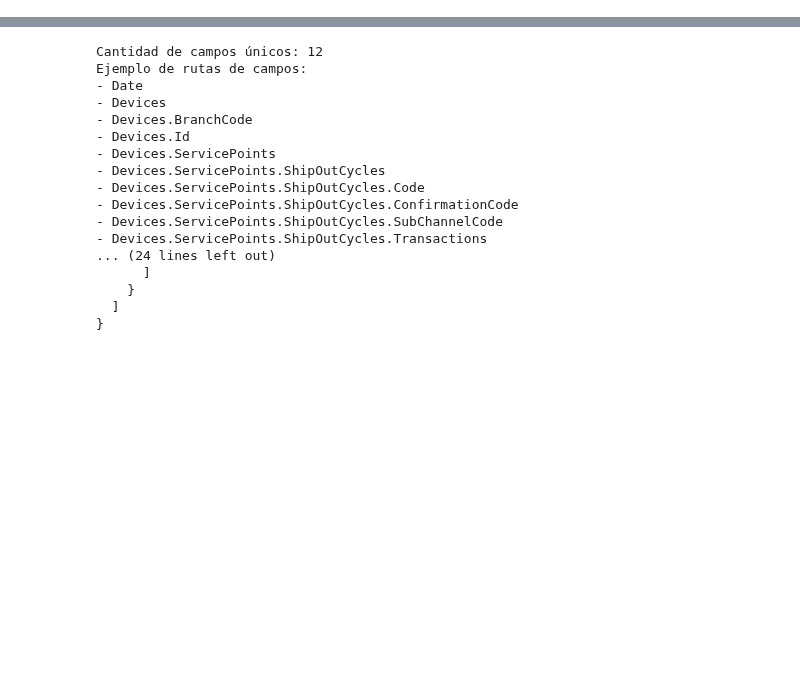
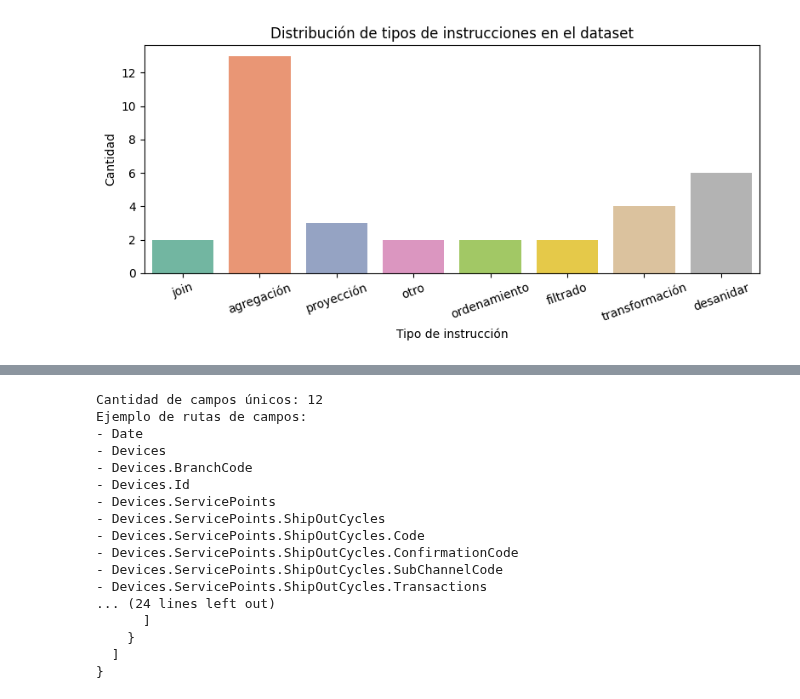
Before and after one commit to AnthonyPortillaCano/DemoSprint1AgenteQueriesProsegur, a Jupyter notebook: notebooks/EDA_Semana3.ipynb, the cells around one changed output, grey strips where cells are left out. Cells and saved outputs as stored; diff of their text form; code cells hidden in the pictures; blank space fills up the shorter version.

```diff
--- a/notebooks/EDA_Semana3.ipynb
+++ b/notebooks/EDA_Semana3.ipynb
@@ -0,0 +91,95 @@
+# %%
+# Visualización básica del dataset y cobertura de instrucciones
+import json
+import pandas as pd
+import matplotlib.pyplot as plt
+import seaborn as sns
+
+# Cargar datos de ejemplo
+with open('../datasets/transactions_collection.json', encoding='utf-8') as f:
+    data = json.load(f)
+df = pd.json_normalize(data['sample_documents'])
+
+# Visualizar cantidad de registros y campos únicos
+print(f'Total de registros: {len(df)}')
+print(f'Campos únicos: {len(df.columns)}')
+print('Ejemplo de documento:')
+print(df.iloc[0])
+
+# Visualización de la distribución de tipos de instrucciones
+instrucciones = [
+    "une la colección empleados con la colección departamentos usando el campo departamento_id proyecta los campos nombre, apellido, departamentos_info, departamento_nombre",
+    "filtra registros cuyo Total sea mayor a 3000",
+    "muestra los nombres y apellidos de los empleados del departamento de ventas",
+    "cuenta cuántos empleados hay en cada departamento",
+    "ordena los empleados por fecha de ingreso descendente",
+    "busca empleados cuyo nombre comience con 'A'",
+    "filtra transacciones realizadas entre 2023-01-01 y 2023-01-31",
+    "muestra los 5 productos más vendidos",
+    "agrega la suma total de ventas por mes",
+    "une la colección ventas con clientes usando cliente_id y proyecta nombre_cliente y total_venta",
+    "filtra clientes que no hayan realizado compras en el penultimo año",
+    "une la colección empleados con la colección departamentos usando el campo departamento_id",
+    "crear campo dateMascara que convierta el campo Date a formato %Y%m%d usando los primeros 19 caracteres",
+    "crear campo reg que concatene: '1', '002', el campo Date convertido a formato %Y%m%d%H%M%S usando los primeros 19 caracteres, '00', '01', un espacio, un salto de línea, otro salto de línea",
+    "desanidar Devices",
+    "desanidar Devices.ServicePoints",
+    "desanidar Devices.ServicePoints.ShipOutCycles",
+    "desanidar Devices.ServicePoints.ShipOutCycles.Transactions",
+    "agrupar por date, deviceId, branchCode, subChannelCode, shipOutCode, currencyCode, confirmationCode y sumar el total de Devices.ServicePoints.ShipOutCycles.Transactions.Total",
+    "proyectar los caracteres de la posición 2 en adelante del deviceId",
+    "crear campo confirmationCode que sea _id.confirmationCode o ' ' si es nulo",
+    "crear campo totalParteEntera que sea el primer elemento del split del total por punto",
+    "crear campo totalParteDecimal que sea el segundo elemento del split del total por punto o '00' si es nulo",
+    "crear campo reg que sea la concatenación de '5', la condición de moneda, la fecha, '00', el deviceId con padding, el shipOutCode con padding, la condición de sucursal, el monto con padding y el código de confirmación con padding",
+    "ordenar por deviceId y shipOutCode y subChannelCode y currencyCode",
+    "desanidar Devices.ServicePoints.ShipOutCycles con preserveNullAndEmptyArrays",
+    "desanidar Devices.ServicePoints.ShipOutCycles.Transactions con preserveNullAndEmptyArrays",
+    "agrupar por deviceId, branchCode, subChannelCode, shipOutCode, currencyCode y sumar el total de Devices.ServicePoints.ShipOutCycles.Transactions.Total en soles y en dólares según el código de moneda",
+    "luego agrupa todo y suma totalSoles y totalDolares, y cuenta total de registros en soles y en dólares según el código de moneda",
+    "crear campo totalParteEnteraSoles que sea el primer elemento del split de totalSoles por punto",
+    "crear campo totalParteDecimalSoles que sea el segundo elemento del split de totalSoles por punto o '00' si es nulo",
+    "crear campo totalParteEnteraDolares que sea el primer elemento del split de totalDolares por punto",
+    "crear campo totalParteDecimalDolares que sea el segundo elemento del split de totalDolares por punto o '00' si es nulo",
+    "crear campo reg que concatene: '9', el total de registros con padding, el total de registros en soles con padding, el total de registros en dólares con padding, el monto en soles con padding, el monto en dólares con padding, un salto de línea, otro salto de línea"
+ ]
+
+import re
+def clasificar_instruccion(instr):
+    instr = instr.lower()
+    if re.search(r'suma|total|sumar|adicionar', instr):
+        return 'agregación'
+    elif re.search(r'filtra|filtro|donde|where', instr):
+        return 'filtrado'
+    elif re.search(r'une|join|unir|fusionar', instr):
+        return 'join'
+    elif re.search(r'promedio|media|avg', instr):
+        return 'agregación'
+    elif re.search(r'ordena|sort|ordenar', instr):
+        return 'ordenamiento'
+    elif re.search(r'muestra|proyecta|selecciona|mostrar', instr):
+        return 'proyección'
+    elif re.search(r'desanidar|expandir|unwind', instr):
+        return 'desanidar'
+    elif re.search(r'crear campo|concatena|split|padding', instr):
+        return 'transformación'
+    elif re.search(r'agrupar|group by|agrupar por', instr):
+        return 'agregación'
+    else:
+        return 'otro'
+
+clases = [clasificar_instruccion(i) for i in instrucciones]
+df_instr = pd.DataFrame({'instruccion': instrucciones, 'clase': clases})
+
+plt.figure(figsize=(8,4))
+sns.countplot(data=df_instr, x='clase', palette='Set2')
+plt.title('Distribución de tipos de instrucciones en el dataset')
+plt.xlabel('Tipo de instrucción')
+plt.ylabel('Cantidad')
+plt.xticks(rotation=20)
+plt.tight_layout()
+plt.show()
+
+print('Ejemplos por clase:')
+print(df_instr.groupby('clase').head(2))
+# %% [output]
@@ -0,0 +195 @@
+[figure, added]
```
Also changed, not shown: parts of 20 cells of this notebook, 5 other files.
